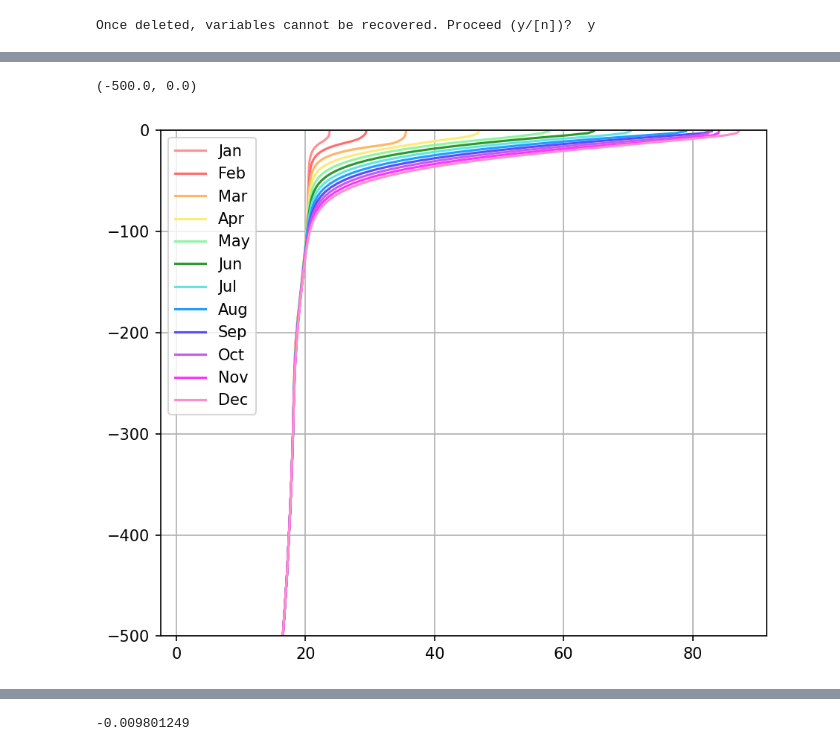
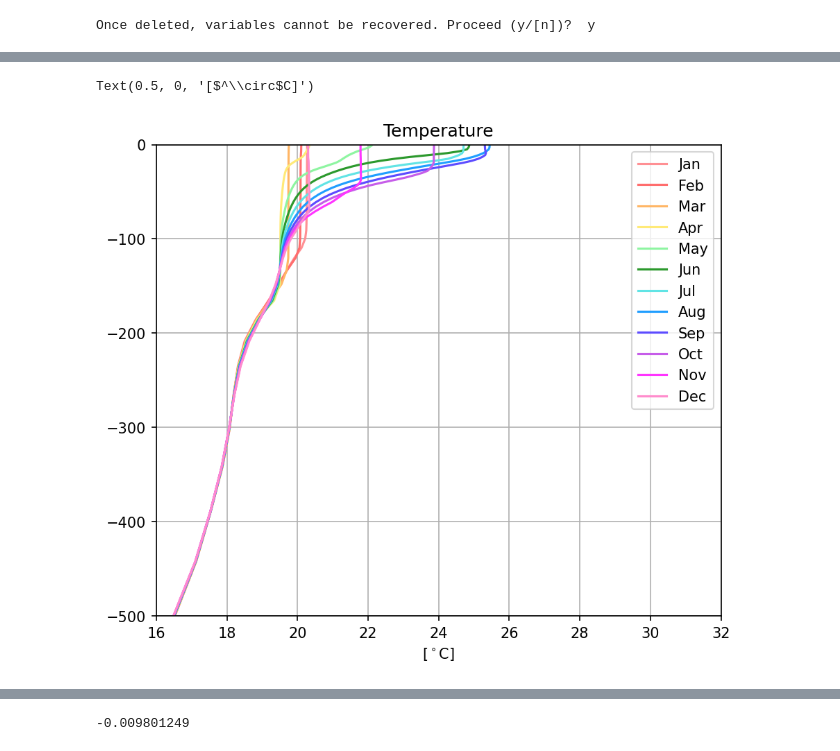
Before and after one commit to ElizabethYankovsky/MARBL_notebooks, a Jupyter notebook: Basic_analysis.ipynb, the cells around one changed output, grey strips where cells are left out. Drawn from its saved outputs; the diff is of its cells as text; code cells hidden in the pictures.

```diff
--- a/Basic_analysis.ipynb
+++ b/Basic_analysis.ipynb
@@ -109,30 +151,34 @@ plt.ylim([-500,0])
+# %%
+offset=0
 # %%
 fig = plt.figure(figsize=(7, 6),dpi=150)
 
 plt.subplot(1,1,1)
 #ds.temp[0:31,:,0,0].mean('Time').plot()
                                                  #(cmap=cmocean.cm.thermal,vmin=0,vmax=15)
-plt.plot(ds.temp[0:31,:,0,0].mean('Time'),-ds.zl,label='Jan',color='#ff9094')
-plt.plot(ds.temp[31:59,:,0,0].mean('Time'),-ds.zl,label='Feb',color='#ff6d6d')
-plt.plot(ds.temp[59:90,:,0,0].mean('Time'),-ds.zl,label='Mar',color='#ffb665')
-plt.plot(ds.temp[90:120,:,0,0].mean('Time'),-ds.zl,label='Apr',color='#ffea78')
-plt.plot(ds.temp[120:151,:,0,0].mean('Time'),-ds.zl,label='May',color='#8ef5a1')
-plt.plot(ds.temp[151:181,:,0,0].mean('Time'),-ds.zl,label='Jun',color='#2c992d')
-plt.plot(ds.temp[181:212,:,0,0].mean('Time'),-ds.zl,label='Jul',color='#61e4e5')
-plt.plot(ds.temp[212:243,:,0,0].mean('Time'),-ds.zl,label='Aug',color='#209eff')
-plt.plot(ds.temp[243:273,:,0,0].mean('Time'),-ds.zl,label='Sep',color='#5d4cff')
-plt.plot(ds.temp[273:304,:,0,0].mean('Time'),-ds.zl,label='Oct',color='#c65de9')
-plt.plot(ds.temp[304:334,:,0,0].mean('Time'),-ds.zl,label='Nov',color='#ff35ff')
-plt.plot(ds.temp[334:365,:,0,0].mean('Time'),-ds.zl,label='Dec',color='#ff8ccd')
+plt.plot(ds.temp[offset+0:offset+31,:,0,0].mean('Time'),-ds.zl,label='Jan',color='#ff9094')
+plt.plot(ds.temp[offset+31:offset+59,:,0,0].mean('Time'),-ds.zl,label='Feb',color='#ff6d6d')
+plt.plot(ds.temp[offset+59:offset+90,:,0,0].mean('Time'),-ds.zl,label='Mar',color='#ffb665')
+plt.plot(ds.temp[offset+90:offset+120,:,0,0].mean('Time'),-ds.zl,label='Apr',color='#ffea78')
+plt.plot(ds.temp[offset+120:offset+151,:,0,0].mean('Time'),-ds.zl,label='May',color='#8ef5a1')
+plt.plot(ds.temp[offset+151:offset+181,:,0,0].mean('Time'),-ds.zl,label='Jun',color='#2c992d')
+plt.plot(ds.temp[offset+181:offset+212,:,0,0].mean('Time'),-ds.zl,label='Jul',color='#61e4e5')
+plt.plot(ds.temp[offset+212:offset+243,:,0,0].mean('Time'),-ds.zl,label='Aug',color='#209eff')
+plt.plot(ds.temp[offset+243:offset+273,:,0,0].mean('Time'),-ds.zl,label='Sep',color='#5d4cff')
+plt.plot(ds.temp[offset+273:offset+304,:,0,0].mean('Time'),-ds.zl,label='Oct',color='#c65de9')
+plt.plot(ds.temp[offset+304:offset+334,:,0,0].mean('Time'),-ds.zl,label='Nov',color='#ff35ff')
+plt.plot(ds.temp[offset+334:offset+365,:,0,0].mean('Time'),-ds.zl,label='Dec',color='#ff8ccd')
 
 #ds.temp[0:31,:,0,0].mean('Time').plot(label='Jan',color='#ff9094')
 
 #forcing.evap[:,1,1].plot(label='evap',color='blue')
-plt.legend(); plt.grid('on'); #plt.xlim([16,29]);
+plt.legend(); plt.grid('on'); plt.xlim([16,32]);
 plt.ylim([-500,0])
+plt.title('Temperature')
+plt.xlabel('[$^\circ$C]')
 # %% [output]
-(-500.0, 0.0)
+Text(0.5, 0, '[$^\\circ$C]')
-[figure, old version]
+[figure, new version]
 # %%
 # fig = plt.figure(figsize=(7, 6),dpi=150)
 
```
Also changed, not shown: parts of 11 cells of this notebook, 2 other files.
